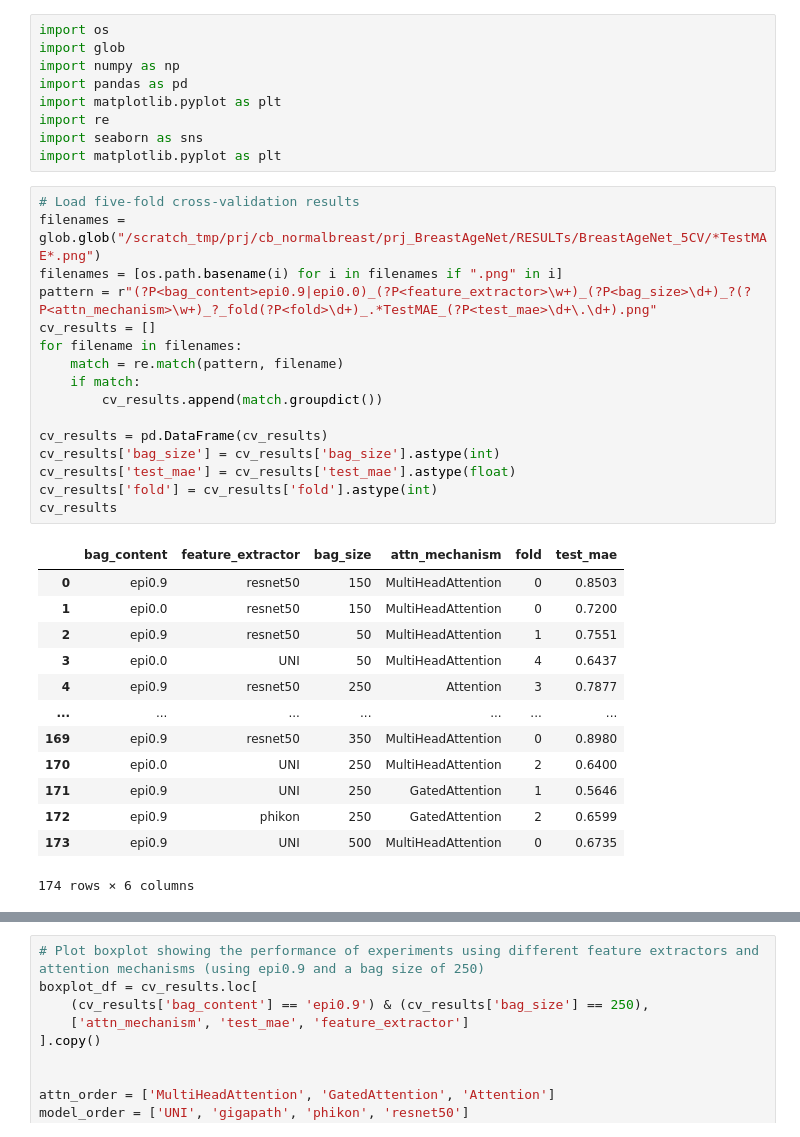
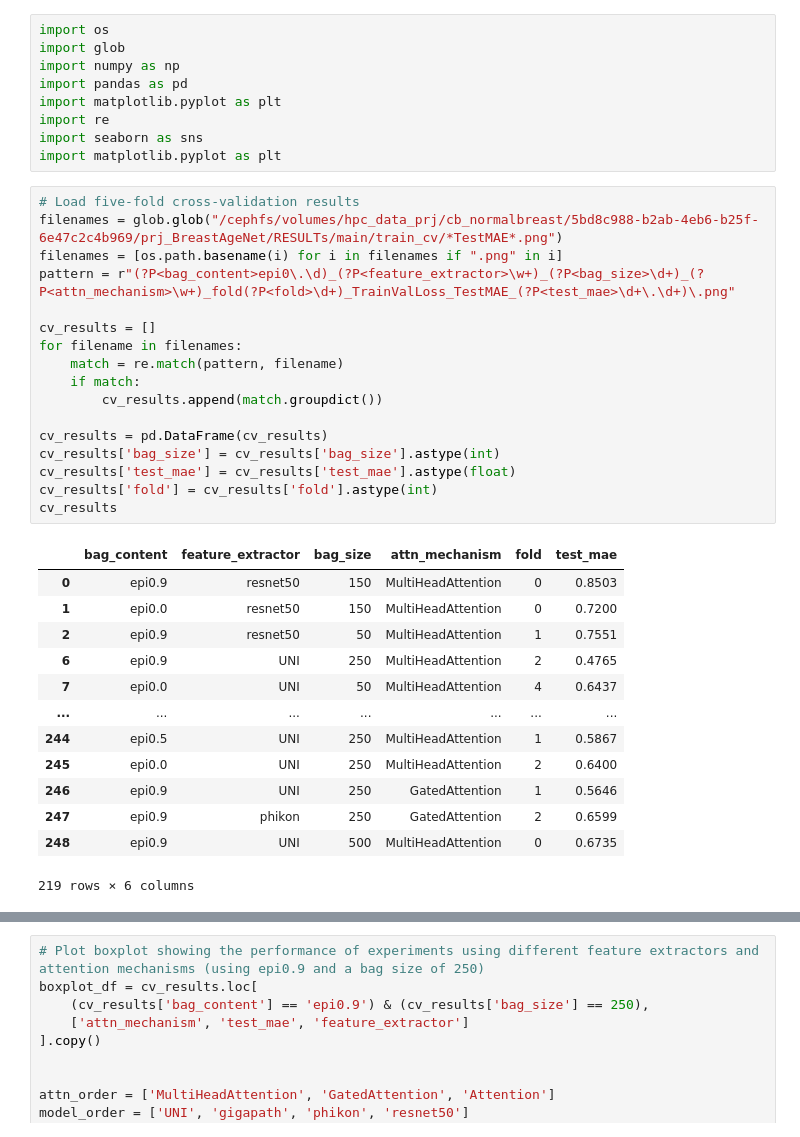
Before and after one commit to SiyuanChen726/BreastAgeNet, a Jupyter notebook: notebooks/Fig1.ipynb, the cells around one changed output, grey strips where cells are left out. Saved outputs shown, nothing was run; the diff lists cells and outputs as text.

```diff
--- a/notebooks/Fig1.ipynb
+++ b/notebooks/Fig1.ipynb
@@ -9,34 +9,35 @@ import seaborn as sns
 import matplotlib.pyplot as plt
 # %%
 # Load five-fold cross-validation results
-filenames = glob.glob("/scratch_tmp/prj/cb_normalbreast/prj_BreastAgeNet/RESULTs/BreastAgeNet_5CV/*TestMAE*.png")
+filenames = glob.glob("/cephfs/volumes/hpc_data_prj/cb_normalbreast/5bd8c988-b2ab-4eb6-b25f-6e47c2c4b969/prj_BreastAgeNet/RESULTs/main/train_cv/*TestMAE*.png")
 filenames = [os.path.basename(i) for i in filenames if ".png" in i]
-pattern = r"(?P<bag_content>epi0.9|epi0.0)_(?P<feature_extractor>\w+)_(?P<bag_size>\d+)_?(?P<attn_mechanism>\w+)_?_fold(?P<fold>\d+)_.*TestMAE_(?P<test_mae>\d+\.\d+).png"
+pattern = r"(?P<bag_content>epi0\.\d)_(?P<feature_extractor>\w+)_(?P<bag_size>\d+)_(?P<attn_mechanism>\w+)_fold(?P<fold>\d+)_TrainValLoss_TestMAE_(?P<test_mae>\d+\.\d+)\.png"
+
 cv_results = []
 for filename in filenames:
     match = re.match(pattern, filename)
     if match:
         cv_results.append(match.groupdict())
 
 cv_results = pd.DataFrame(cv_results)
 cv_results['bag_size'] = cv_results['bag_size'].astype(int)
 cv_results['test_mae'] = cv_results['test_mae'].astype(float)
 cv_results['fold'] = cv_results['fold'].astype(int)
 cv_results
 # %% [output]
 |  | bag_content | feature_extractor | bag_size | attn_mechanism | fold | test_mae |
 | 0 | epi0.9 | resnet50 | 150 | MultiHeadAttention | 0 | 0.8503 |
 | 1 | epi0.0 | resnet50 | 150 | MultiHeadAttention | 0 | 0.7200 |
 | 2 | epi0.9 | resnet50 | 50 | MultiHeadAttention | 1 | 0.7551 |
-| 3 | epi0.0 | UNI | 50 | MultiHeadAttention | 4 | 0.6437 |
-| 4 | epi0.9 | resnet50 | 250 | Attention | 3 | 0.7877 |
+| 6 | epi0.9 | UNI | 250 | MultiHeadAttention | 2 | 0.4765 |
+| 7 | epi0.0 | UNI | 50 | MultiHeadAttention | 4 | 0.6437 |
 | ... | ... | ... | ... | ... | ... | ... |
-| 169 | epi0.9 | resnet50 | 350 | MultiHeadAttention | 0 | 0.8980 |
-| 170 | epi0.0 | UNI | 250 | MultiHeadAttention | 2 | 0.6400 |
-| 171 | epi0.9 | UNI | 250 | GatedAttention | 1 | 0.5646 |
-| 172 | epi0.9 | phikon | 250 | GatedAttention | 2 | 0.6599 |
-| 173 | epi0.9 | UNI | 500 | MultiHeadAttention | 0 | 0.6735 |
+| 244 | epi0.5 | UNI | 250 | MultiHeadAttention | 1 | 0.5867 |
+| 245 | epi0.0 | UNI | 250 | MultiHeadAttention | 2 | 0.6400 |
+| 246 | epi0.9 | UNI | 250 | GatedAttention | 1 | 0.5646 |
+| 247 | epi0.9 | phikon | 250 | GatedAttention | 2 | 0.6599 |
+| 248 | epi0.9 | UNI | 500 | MultiHeadAttention | 0 | 0.6735 |
-174 rows × 6 columns
+219 rows × 6 columns
 # %%
 # Summarise five-fold cross-validation results
 stat_df = cv_results.copy()
```
Also changed, not shown: parts of 2 cells of this notebook.
